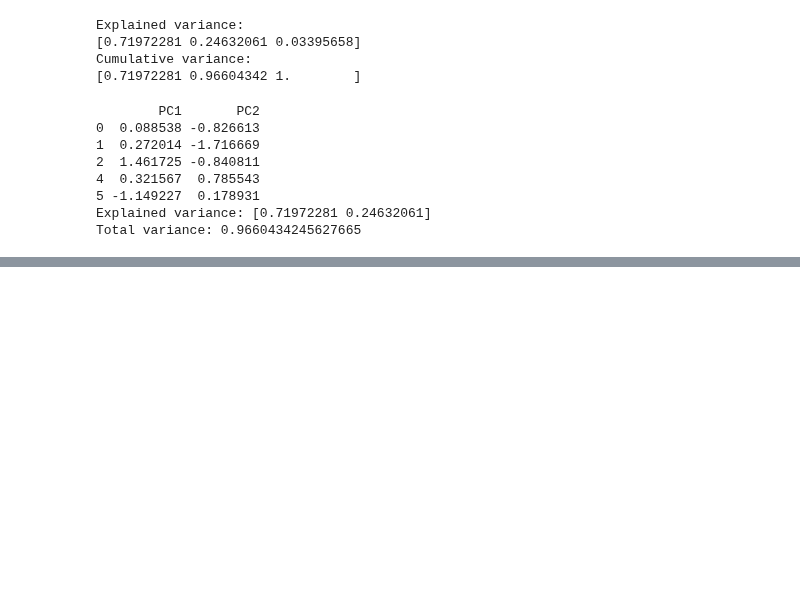
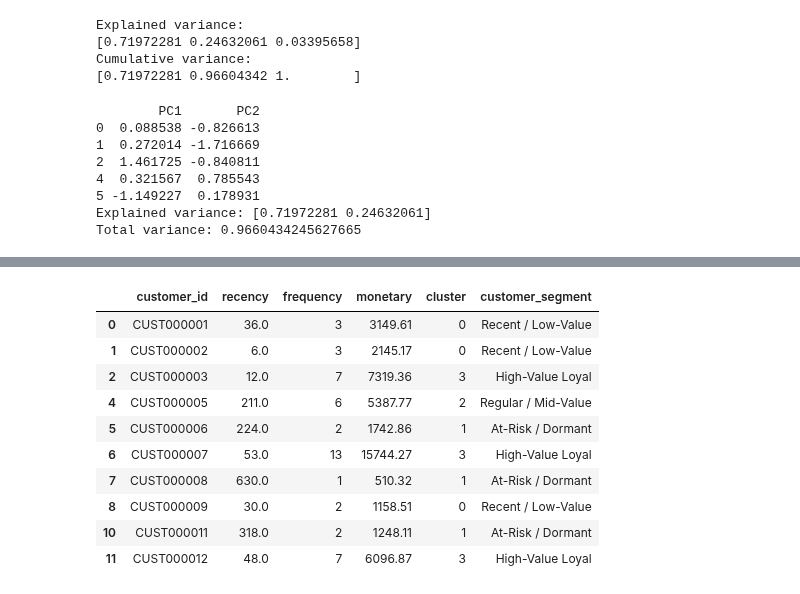
Before and after one commit to SyedaBismaa/Retail_Customer_Analytics_Recom_System, a Jupyter notebook: notebooks/retail.ipynb, the cells around one changed output, grey strips where cells are left out. Cells and saved outputs as stored; diff of their text form; code cells hidden in the pictures; blank space fills up the shorter version.

```diff
--- a/notebooks/retail.ipynb
+++ b/notebooks/retail.ipynb
@@ -307,0 +347,17 @@ Total variance: 0.9660434245627665
+# %%
+from sklearn.cluster import KMeans
+
+kmeans = KMeans(
+    n_clusters=4,
+    random_state=42,
+    n_init=10
+)
+
+rfm["cluster"] = kmeans.fit_predict(rfm_pca)
+cluster_summary = rfm.groupby("cluster")[[
+    "recency",
+    "frequency",
+    "monetary"
+]].mean().round(2)
+
+cluster_summary
@@ -307,0 +371,22 @@ Total variance: 0.9660434245627665
+# %%
+segment_map = {
+    0: "Recent / Low-Value",
+    1: "At-Risk / Dormant",
+    2: "Regular / Mid-Value",
+    3: "High-Value Loyal"
+}
+
+rfm["customer_segment"] = rfm["cluster"].map(segment_map)
+rfm[["customer_id", "recency", "frequency", "monetary", "cluster", "customer_segment"]].head(10)
+# %% [output]
+|  | customer_id | recency | frequency | monetary | cluster | customer_segment |
+| 0 | CUST000001 | 36.0 | 3 | 3149.61 | 0 | Recent / Low-Value |
+| 1 | CUST000002 | 6.0 | 3 | 2145.17 | 0 | Recent / Low-Value |
+| 2 | CUST000003 | 12.0 | 7 | 7319.36 | 3 | High-Value Loyal |
+| 4 | CUST000005 | 211.0 | 6 | 5387.77 | 2 | Regular / Mid-Value |
+| 5 | CUST000006 | 224.0 | 2 | 1742.86 | 1 | At-Risk / Dormant |
+| 6 | CUST000007 | 53.0 | 13 | 15744.27 | 3 | High-Value Loyal |
+| 7 | CUST000008 | 630.0 | 1 | 510.32 | 1 | At-Risk / Dormant |
+| 8 | CUST000009 | 30.0 | 2 | 1158.51 | 0 | Recent / Low-Value |
+| 10 | CUST000011 | 318.0 | 2 | 1248.11 | 1 | At-Risk / Dormant |
+| 11 | CUST000012 | 48.0 | 7 | 6096.87 | 3 | High-Value Loyal |
```
Also changed, not shown: parts of 6 cells of this notebook.
